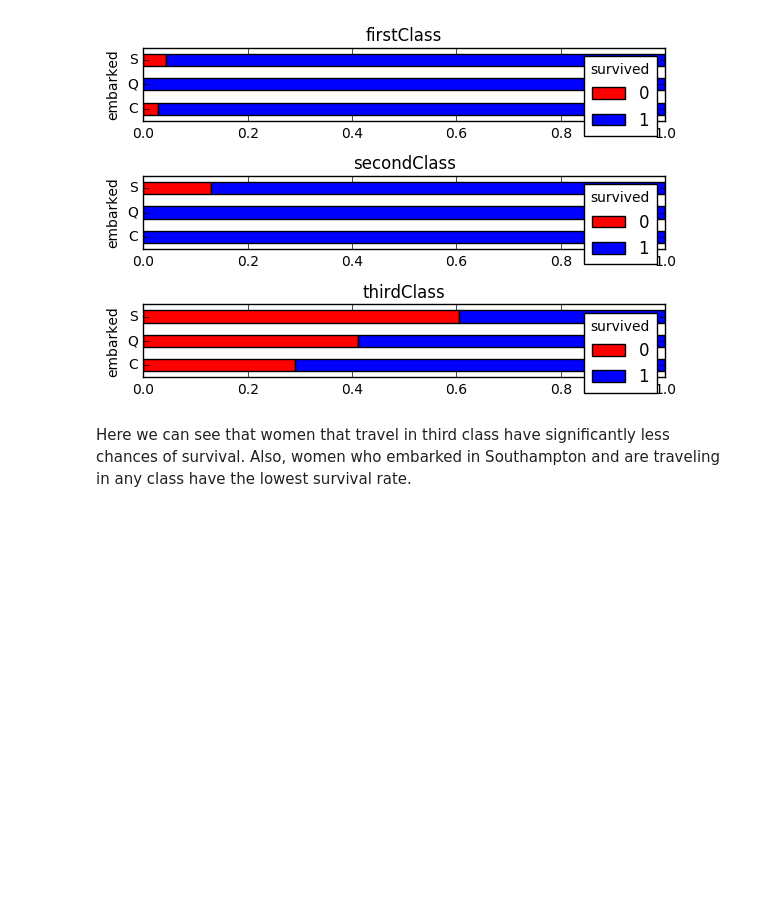
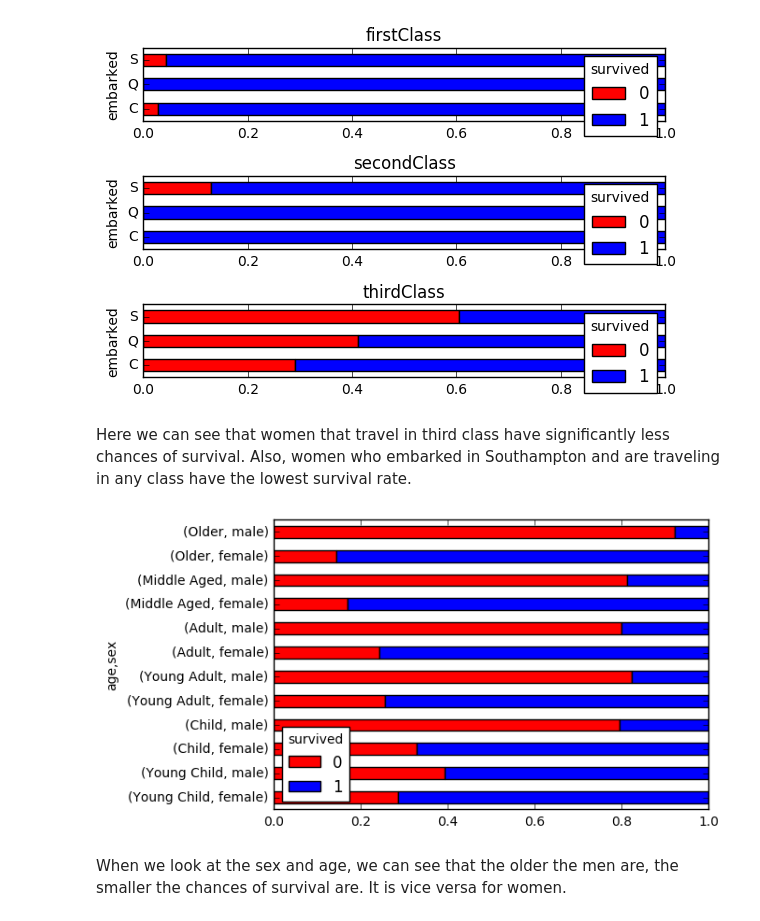
Before and after one commit to sVujke/machine-learning-data-mining, a Jupyter notebook: assignment_4/plots2.ipynb, the cells around one changed output. Drawn from its saved outputs; the diff is of its cells as text; code cells hidden in the pictures; blank space fills up the shorter version.

Commit message:
plot age

```diff
--- a/assignment_4/plots2.ipynb
+++ b/assignment_4/plots2.ipynb
@@ -75,3 +75,19 @@ plot_by_sex_and_class(freq_table, 'female', classes)
 [figure]
 # %% [markdown]
 Here we can see that women that travel in third class have significantly less chances of survival. Also, women who embarked in Southampton and are traveling in any class have the lowest survival rate.
+# %%
+bins = [0,5,18, 25, 40, 60, 100]
+binNames =['Young Child', 'Child', 'Young Adult', 'Adult', 'Middle Aged', 'Older']
+binAge = pd.cut(df.age, bins, labels=binNames)
+binAge
+
+group = df.groupby([binAge, 'sex', 'survived'])
+group = group.size().unstack()
+group = group.div(group.sum(1), axis=0)
+colorsheme = ['red','blue']
+ax = group.plot(kind='barh', stacked=True, color=colorsheme)
+plt.show()
+# %% [output]
+[figure, added]
+# %% [markdown]
+When we look at the sex and age, we can see that the older the men are, the smaller the chances of survival are. It is vice versa for women.
```
